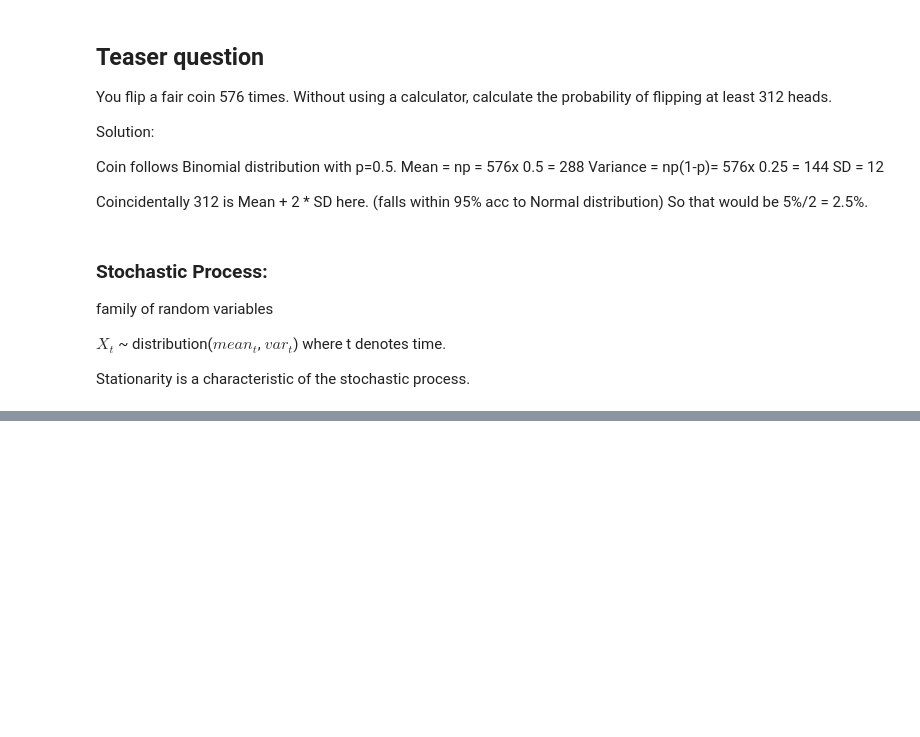
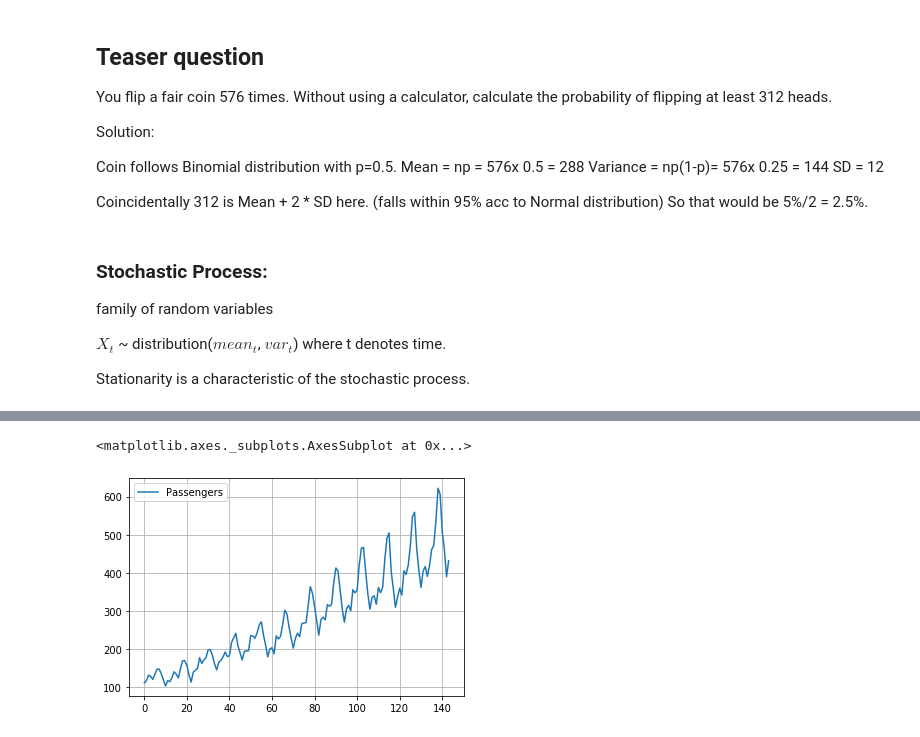
Before and after one commit to mittaldevanshi/always_learning, a Jupyter notebook: Time_Series.ipynb, the cells around one changed output, grey strips where cells are left out. Saved outputs shown, nothing was run; the diff lists cells and outputs as text; code cells hidden in the pictures; blank space fills up the shorter version.

```diff
--- a/Time_Series.ipynb
+++ b/Time_Series.ipynb
@@ -147,0 +206,5 @@ AutoCovariance:
+# %%
+airline_passengers.plot(grid=True)
+# %% [output]
+<matplotlib.axes._subplots.AxesSubplot at 0x...>
+[figure, added]
```
Also changed, not shown: parts of 19 cells of this notebook.
